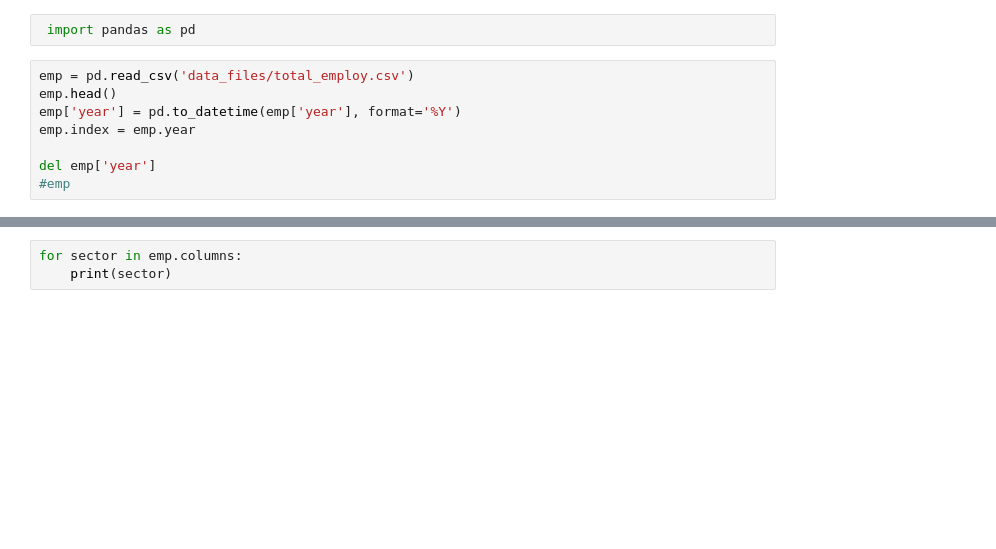
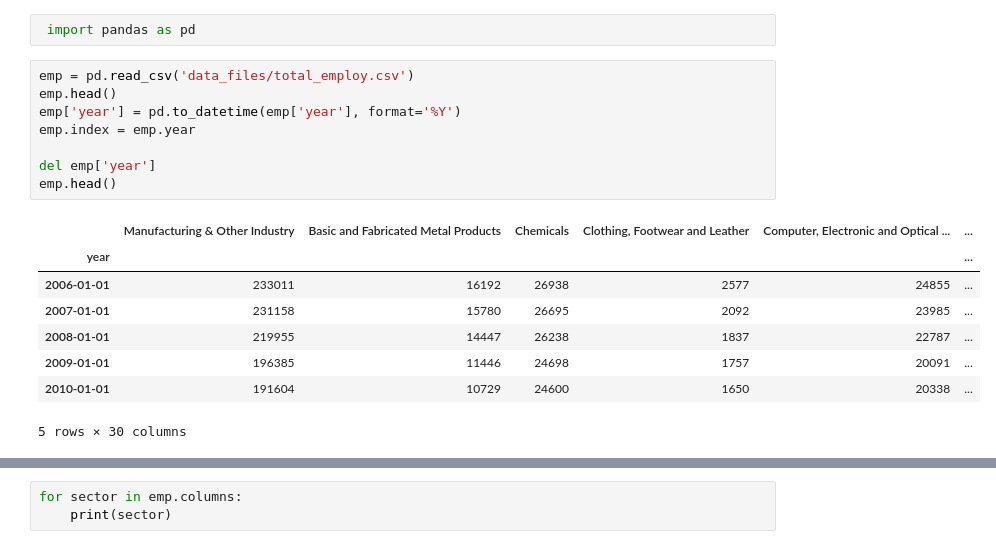
Before and after one commit to barntrosna/bokeh-project, a Jupyter notebook: employment.ipynb, the cells around one changed output, grey strips where cells are left out. Drawn from its saved outputs; the diff is of its cells as text; blank space fills up the shorter version.

```diff
--- a/employment.ipynb
+++ b/employment.ipynb
@@ -11,11 +11,20 @@ Loading BokehJS ...
 # %%
 emp = pd.read_csv('data_files/total_employ.csv')
 emp.head()
 emp['year'] = pd.to_datetime(emp['year'], format='%Y')
 emp.index = emp.year
 
 del emp['year']
-#emp
+emp.head()
+# %% [output]
+|  | Manufacturing & Other Industry | Basic and Fabricated Metal Products | Chemicals | Clothing, Footwear and Leather | Computer, Electronic and Optical ... | ... |
+| year |  |  |  |  |  | ... |
+| 2006-01-01 | 233011 | 16192 | 26938 | 2577 | 24855 | ... |
+| 2007-01-01 | 231158 | 15780 | 26695 | 2092 | 23985 | ... |
+| 2008-01-01 | 219955 | 14447 | 26238 | 1837 | 22787 | ... |
+| 2009-01-01 | 196385 | 11446 | 24698 | 1757 | 20091 | ... |
+| 2010-01-01 | 191604 | 10729 | 24600 | 1650 | 20338 | ... |
+5 rows × 30 columns
 # %%
 pt = pd.read_csv('data_files/percent_temp.csv')
 pt['year'] = pd.to_datetime(pt['year'], format='%Y')
```
Also changed, not shown: parts of 2 cells of this notebook, 8 other files.
